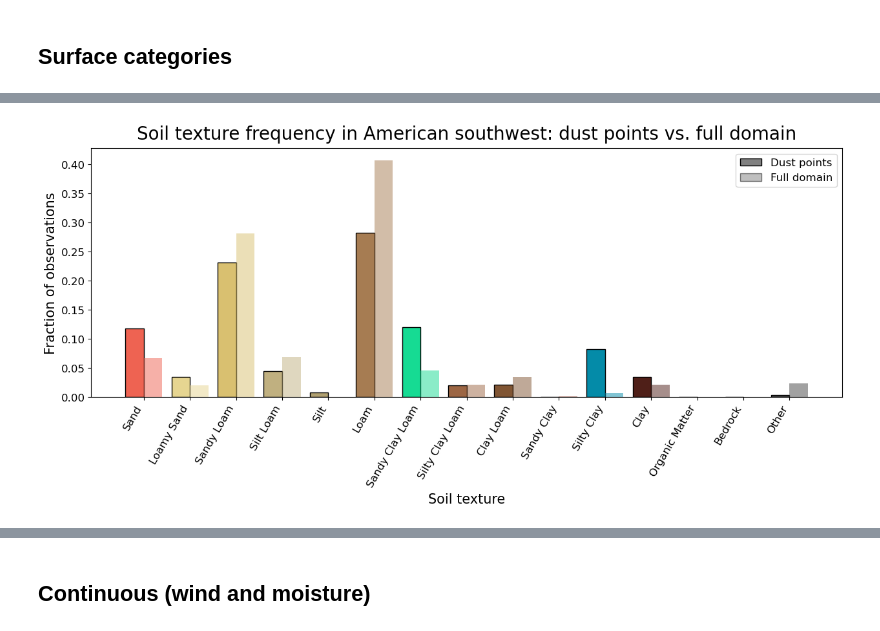
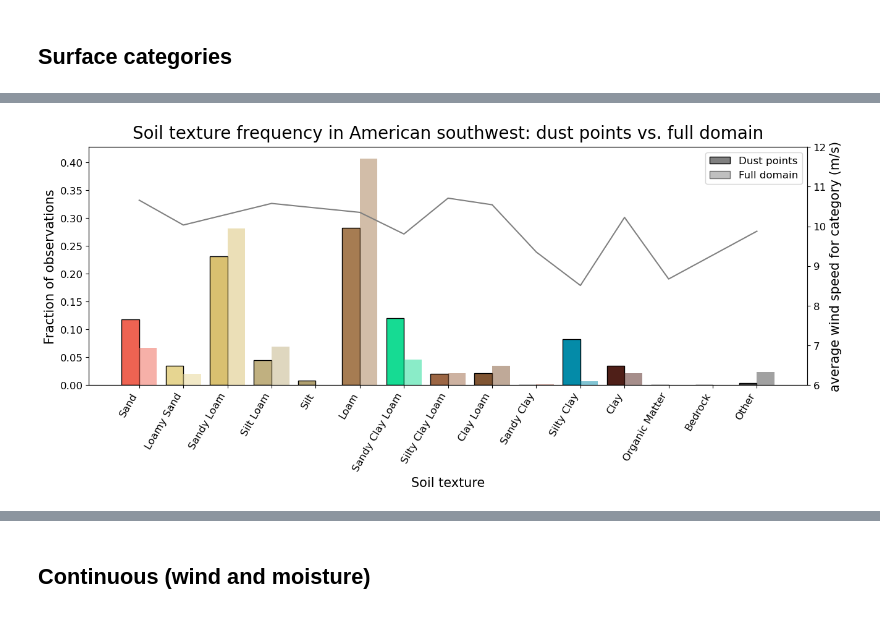
Before and after one commit to jesseturner/WLDAS_Analysis, a Jupyter notebook: ANALYSIS_bar_charts.ipynb, the cells around one changed output, grey strips where cells are left out. Cells and saved outputs as stored; diff of their text form; code cells hidden in the pictures.

Commit message:
Adding line for wind speeds by category, attempting to standardize soil_order ID

```diff
--- a/ANALYSIS_bar_charts.ipynb
+++ b/ANALYSIS_bar_charts.ipynb
@@ -7,7 +7,7 @@ import pandas as pd
 import numpy as np
 import xarray as xr
 # %%
-dust_df = pd.read_csv("DATA/processed/3_dust_points_vars_2026-06-10.csv")
+dust_df = pd.read_csv("DATA/processed/3_dust_points_vars_2026-06-15.csv")
 control_ds = xr.open_dataset("DATA/processed/4_control_grid_2026-06-10.nc")
 control_ds_dust_sites = xr.open_dataset("DATA/processed/5_control_grid_dust_sites_2026-06-10.nc")
 # %% [markdown]
@@ -22,0 +24,17 @@ soil_order_dict, category_colors = common_functions.get_soil_order_features()
+# %%
+#--- Calculate line for wind by category
+def wind_average_by_category(ds, category_dict, category_name):
+    categories = list(category_dict.keys())
+
+    mean_wind_by_category = []
+
+    for k in categories:
+        filtered_ds = ds.where(ds[category_name] == k)
+        mean_wind = float(filtered_ds['wind_speed'].mean().values)
+
+        print(f"{category_dict[k]}: {mean_wind:.2f} m/s")
+        mean_wind_by_category.append(mean_wind)
+
+    return mean_wind_by_category
+# %%
+mean_wind_by_category = wind_average_by_category(ds=control_ds, category_dict=texture_dict, category_name='soil_texture')
@@ -33,31 +67,42 @@ non_dust_fraction = {k: v / non_dust_total for k, v in non_dust_counts.items()}
 categories = list(texture_dict.keys())
 labels = [texture_dict[k] for k in categories]
 x = np.arange(len(categories))
 width = 0.4
 
 fig, ax = plt.subplots(figsize=(15, 5))
 
 for i, k in enumerate(categories):
     color = texture_colors[i]
     ax.bar(x[i] - width / 2, dust_fraction[k], width, color=color, edgecolor="black", label="Dust points" if i == 0 else "")
     ax.bar(x[i] + width / 2, non_dust_fraction[k], width, color=color, alpha=0.5, label="Full domain" if i == 0 else "")
 
 
 ax.tick_params(labelsize=12)
 ax.set_xticks(x)
 ax.set_xticklabels(labels, rotation=60, ha="right")
 ax.set_ylabel("Fraction of observations", fontsize=15)
 ax.set_xlabel("Soil texture", fontsize=15)
 ax.set_title(f"Soil texture frequency in American southwest: dust points vs. full domain", fontsize=20, pad=10)
 
+#--- Line for wind average by category
+
+ax2 = ax.twinx()
+y_clean = pd.Series(mean_wind_by_category).interpolate() #--- Interpolate over NaN values
+ax2.plot(x, y_clean, c="grey")
+ax2.tick_params(labelsize=12)
+ax2.set_ylim(6,12)
+ax2.set_ylabel("average wind speed for category (m/s)", fontsize=15)
+
+#--- Add legend
+
 legend_elements = [
     Patch(facecolor="gray", edgecolor="black", label="Dust points"),
     Patch(facecolor="gray", edgecolor="black", alpha=0.5, label="Full domain")
 ]
 ax.legend(handles=legend_elements, fontsize=12)
 
 plt.savefig(f"plots/3_texture_1_bar_chart.png",
             dpi=300, bbox_inches='tight')
 plt.show()
 # %% [output]
-[figure, old version]
+[figure, new version]
```
Also changed, not shown: parts of 8 cells of this notebook, 1 other file.
